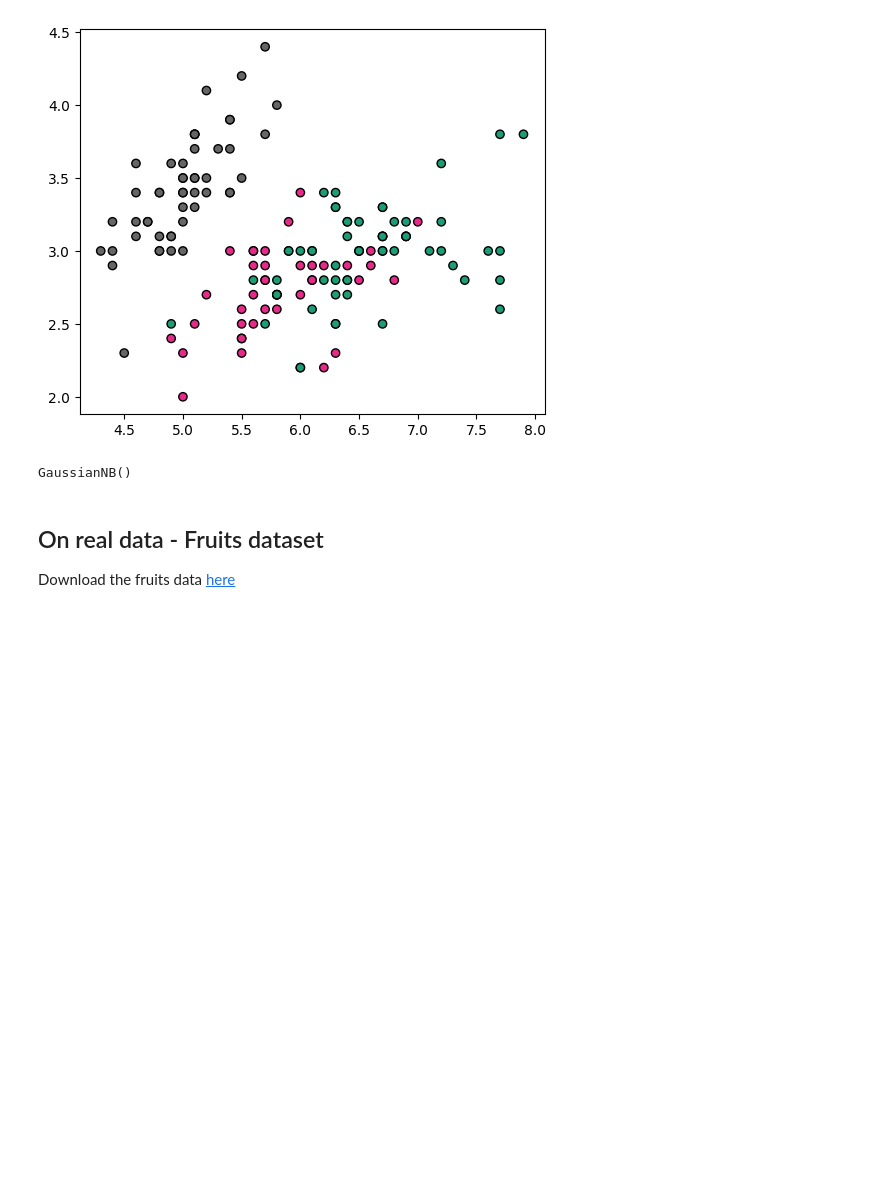
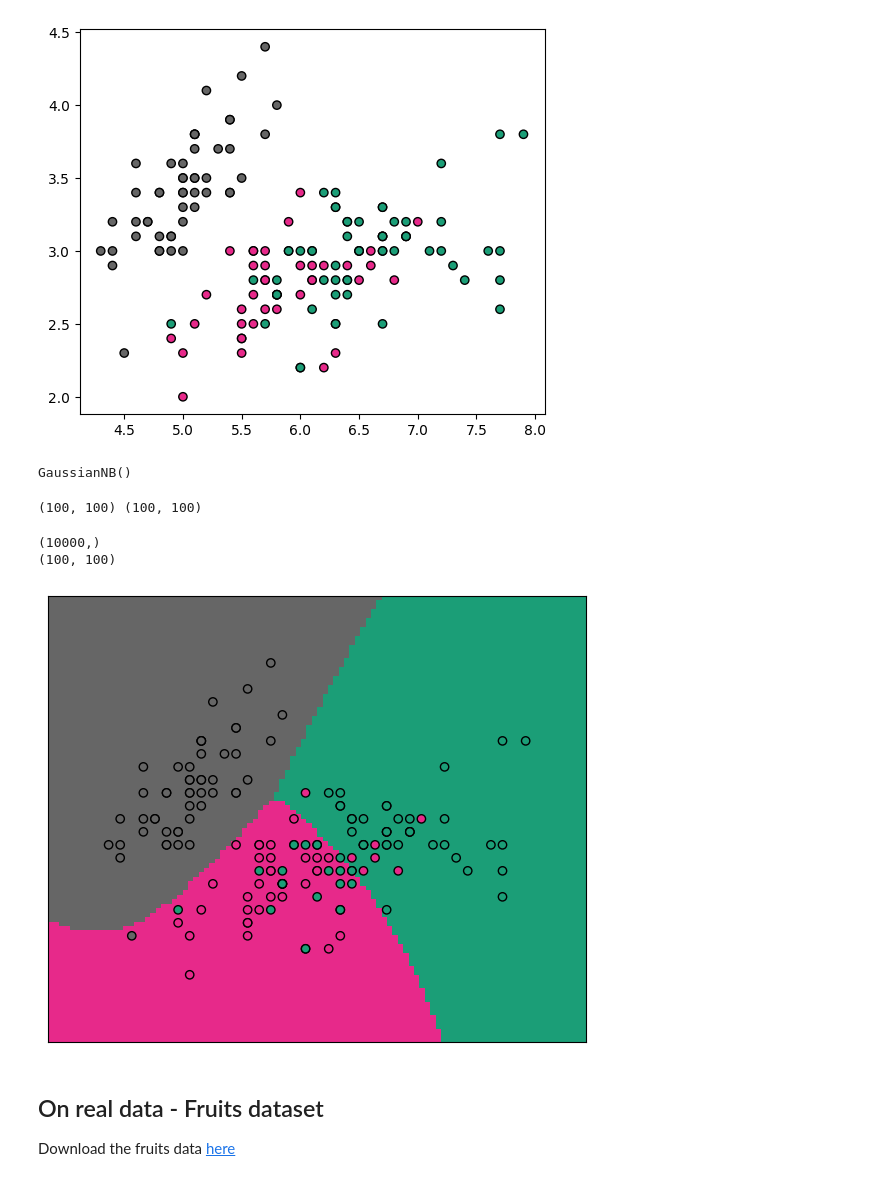
Before and after one commit to zatesito/machine_learning, a Jupyter notebook: Sem_03/Naive_Bayes.ipynb, the cells around one changed output. Saved outputs shown, nothing was run; the diff lists cells and outputs as text; code cells hidden in the pictures; blank space fills up the shorter version.

```diff
--- a/Sem_03/Naive_Bayes.ipynb
+++ b/Sem_03/Naive_Bayes.ipynb
@@ -37,3 +34,33 @@ _
+# %%
+## Plot decision boundaries
+offset = 0.5
+h_min, h_max = iris_x[:, 0].min() - offset, iris_x[:, 0].max() + offset
+v_min, v_max = iris_x[:, 1].min() - offset, iris_x[:, 1].max() + offset
+
+h_grid, v_grid = np.meshgrid(np.linspace(h_min, h_max, 100), np.linspace(v_min, v_max, 100))
+
+print(h_grid.shape, v_grid.shape)
+# %% [output]
+(100, 100) (100, 100)
+# %%
+pred_grid=  naive_bayes.predict(np.c_[h_grid.ravel(), v_grid.ravel()])
+print (pred_grid.shape)
+pred_grid = pred_grid.reshape(h_grid.shape)
+print(pred_grid.shape)
+# %% [output]
+(10000,)
+(100, 100)
+# %%
+_, ax = plt.subplots(figsize=(6,5))
+ax.pcolormesh(h_grid, v_grid, pred_grid, cmap="Dark2_r")
+ax.scatter(iris_x[:,0], iris_x[:,1], c=iris_y, cmap="Dark2_r", edgecolors="k")
+
+plt.tight_layout()
+ax.set_xticks(())
+ax.set_yticks(())
+plt.show()
+# %% [output]
+[figure, added]
 # %% [markdown]
 ## On real data - Fruits dataset
 
```
Also changed, not shown: parts of 1 cell of this notebook.
